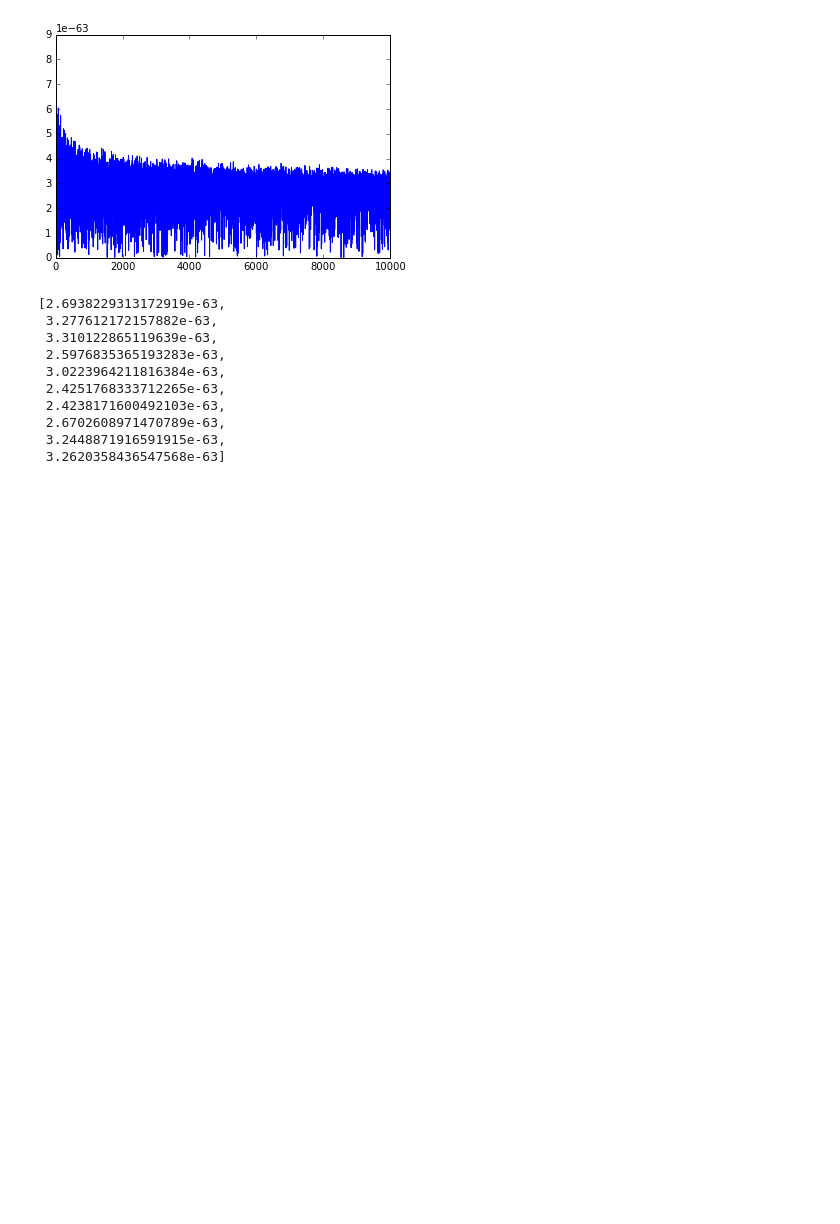
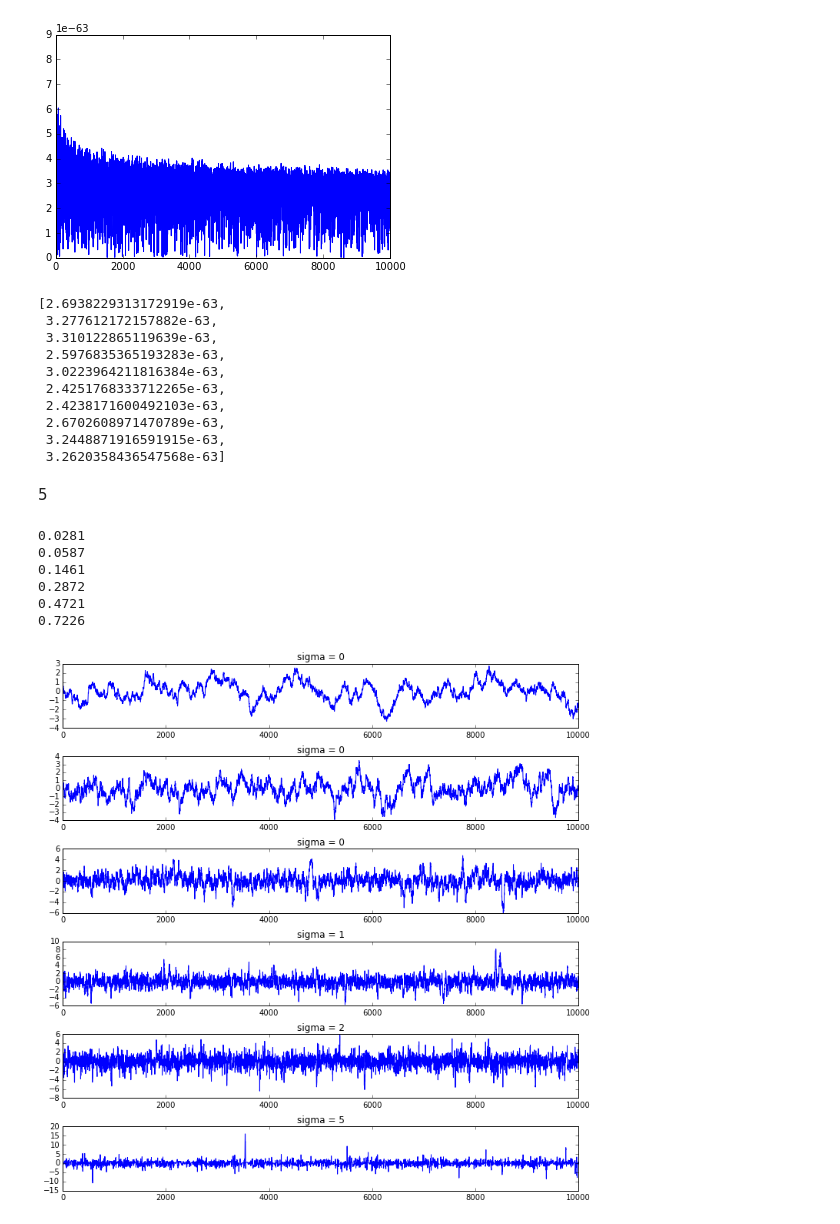
Before and after one commit to keiikegami/assignments, a Jupyter notebook: ass2.ipynb, the cells around one changed output. Saved outputs shown, nothing was run; the diff lists cells and outputs as text; code cells hidden in the pictures; blank space fills up the shorter version.

```diff
--- a/ass2.ipynb
+++ b/ass2.ipynb
@@ -284,3 +284,37 @@ harmonic_mean[-10:]
  2.6702608971470789e-63,
  3.2448871916591915e-63,
  3.2620358436547568e-63]
+# %% [markdown]
+5
+# %%
+from scipy.stats import t
+import numpy as np
+import matplotlib.pyplot as plt
+% matplotlib inline
+
+sigma = [0.1, 0.2, 0.5, 1, 2, 5]
+fig, ax = plt.subplots(nrows = len(sigma), ncols = 1, figsize = (10,10))
+for n,i in enumerate(sigma):
+    samples = [0]
+    counter = 0
+    while len(samples) < 10000:
+        propose = samples[-1] + np.random.normal(scale = i)
+        u = np.random.uniform()
+        if u <= min(t.pdf(propose, df = 5)/t.pdf(samples[-1], df = 5), 1):
+            samples.append(propose)
+        else:
+            counter += 1
+            samples.append(samples[-1])
+    print(counter/len(samples))
+    ax[n].plot(samples)
+    ax[n].set_title('sigma = %i' %i)
+plt.tight_layout(pad=0.4, w_pad=0.5, h_pad=1.0)
+plt.show()
+# %% [output]
+0.0281
+0.0587
+0.1461
+0.2872
+0.4721
+0.7226
+[figure, added]
```
